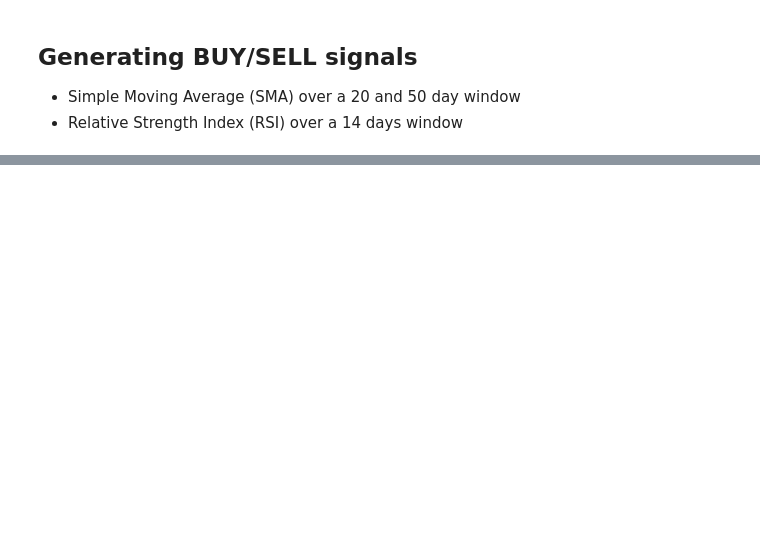
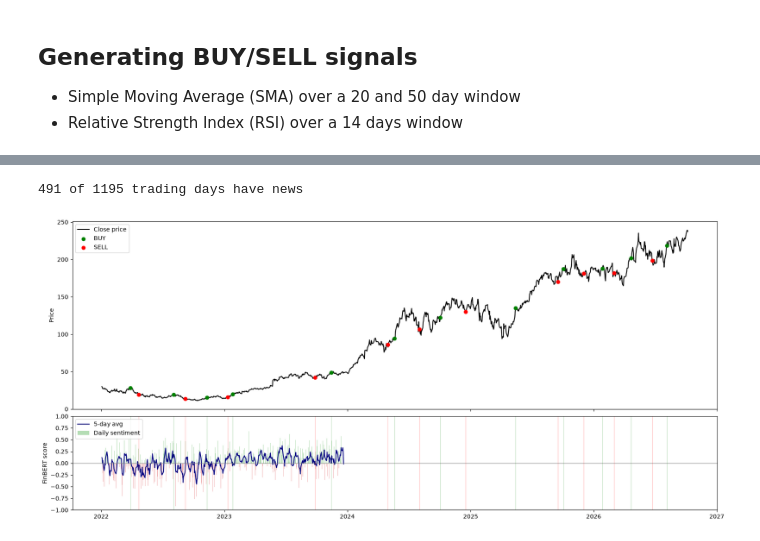
Before and after one commit to CapstoneEquipeT29AELOR/MarketMind, a Jupyter notebook: notebooks/trading.ipynb, the cells around one changed output, grey strips where cells are left out. Saved outputs shown, nothing was run; the diff lists cells and outputs as text; code cells hidden in the pictures; blank space fills up the shorter version.

Commit message:
add trading_algorithm overlay
finbert sentiment overlay based on the initial trading algorithm

```diff
--- a/notebooks/trading.ipynb
+++ b/notebooks/trading.ipynb
@@ -98,0 +102,44 @@ plt.show()
+# %%
+TICKER = "NVDA"
+NEWS_CSV = "../news_scored_all.csv"   # produced by finbert_sentiment.py
+SMOOTH_DAYS = 5                    # rolling window for the sentiment line
+
+news = pd.read_csv(NEWS_CSV, parse_dates=["date"])
+news = news[news["ticker"] == TICKER]
+
+# One number per calendar day: mean FinBERT score + headline count
+daily = news.groupby("date").agg(sentiment=("score", "mean"), n_news=("score", "size"))
+
+# Align to trading days (prices index). Days with no news -> NaN (not 0, so gaps stay visible)
+close = prices["Close"].iloc[:, 0]
+sent = daily["sentiment"].reindex(close.index)
+sent_smooth = sent.rolling(SMOOTH_DAYS, min_periods=1).mean()
+print(f"{sent.notna().sum()} of {len(sent)} trading days have news")
+# %% [output]
+491 of 1195 trading days have news
+# %%
+fig, (ax1, ax2) = plt.subplots(2, 1, figsize=(20, 9), sharex=True,
+                               gridspec_kw={"height_ratios": [3, 1.5], "hspace": 0.05})
+
+# Top chart
+ax1.plot(close.index, close, label="Close price", color="black")
+ax1.scatter(buys.index, buys["Close"], label="BUY", color="green", zorder=3)
+ax1.scatter(sells.index, sells["Close"], label="SELL", color="red", zorder=3)
+ax1.set_ylabel("Price")
+ax1.legend(loc="upper left")
+
+# Bottom: FinBERT sentiment (daily bars + smoothed line)
+colors = np.where(sent >= 0, "tab:green", "tab:red")
+ax2.bar(sent.index, sent, color=colors, alpha=0.35, width=1.0, label="Daily sentiment")
+ax2.plot(sent_smooth.index, sent_smooth, color="navy", lw=1.5, label=f"{SMOOTH_DAYS}-day avg")
+ax2.axhline(0, color="gray", lw=0.8)
+ax2.set_ylim(-1, 1)
+ax2.set_ylabel("FinBERT score")
+ax2.legend(loc="upper left")
+
+# Faint vertical lines at each trade so you can see the sentiment at that moment
+for d in buys.index:  ax2.axvline(d, color="green", alpha=0.25, lw=0.8)
+for d in sells.index: ax2.axvline(d, color="red", alpha=0.25, lw=0.8)
+plt.show()
+# %% [output]
+[figure, added]
```
Also changed, not shown: parts of 6 cells of this notebook, 3 other files.
